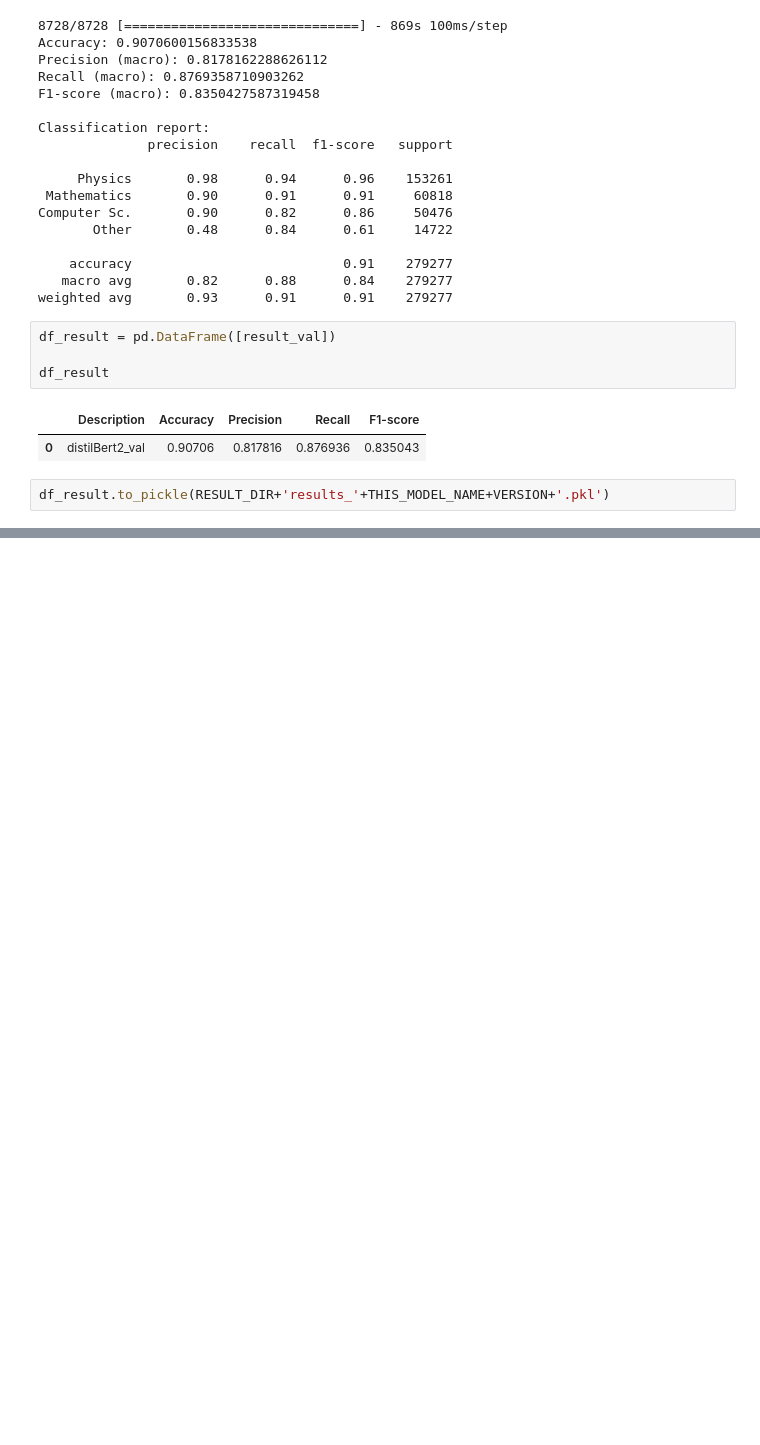
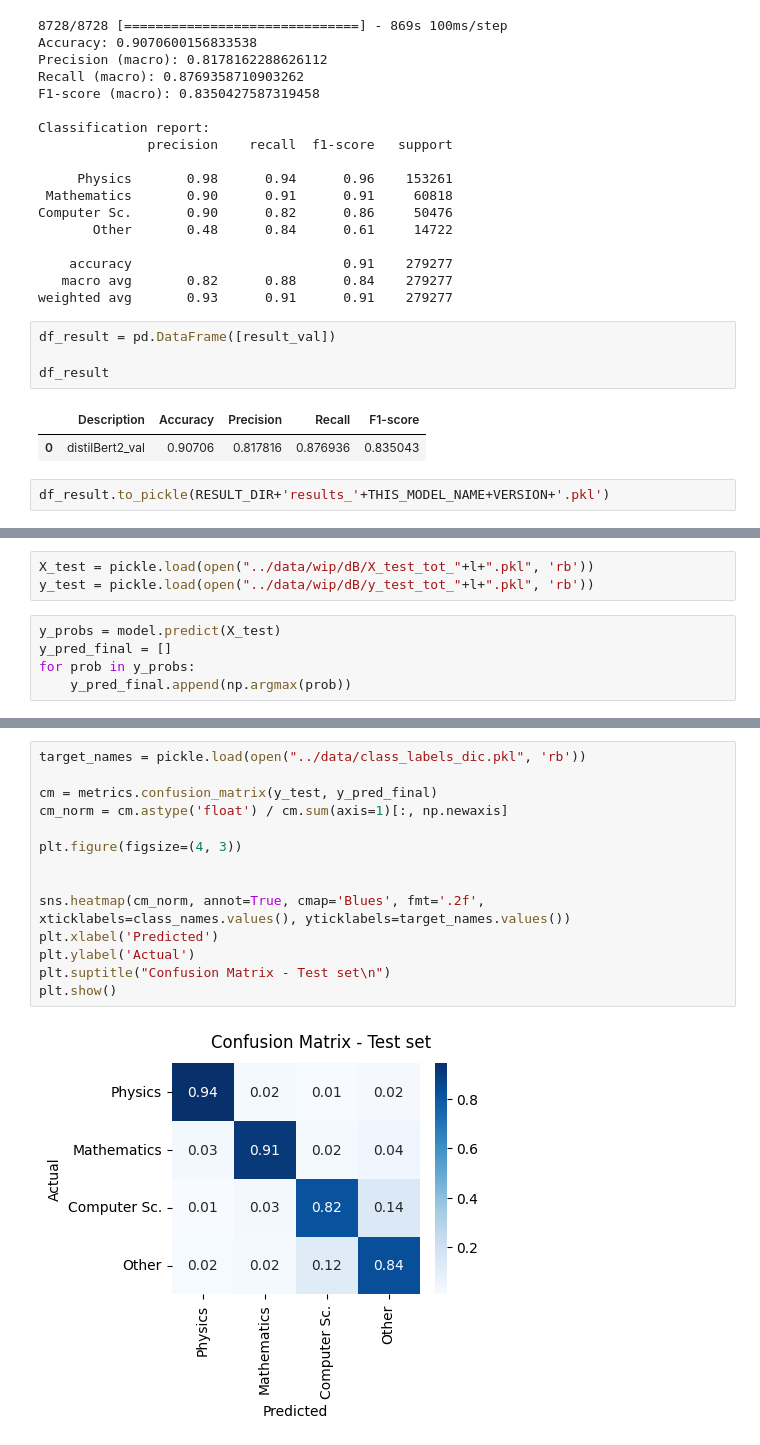
Before and after one commit to pietro-verde/arxiv_data_analysis, a Jupyter notebook: src/16 distilBert2 train.ipynb, the cells around one changed output, grey strips where cells are left out. Drawn from its saved outputs; the diff is of its cells as text; blank space fills up the shorter version.

```diff
--- a/src/16 distilBert2 train.ipynb
+++ b/src/16 distilBert2 train.ipynb
@@ -327,0 +332,8 @@ df_result.to_pickle(RESULT_DIR+'results_'+THIS_MODEL_NAME+VERSION+'.pkl')
+# %%
+X_test = pickle.load(open("../data/wip/dB/X_test_tot_"+l+".pkl", 'rb'))
+y_test = pickle.load(open("../data/wip/dB/y_test_tot_"+l+".pkl", 'rb'))
+# %%
+y_probs = model.predict(X_test)
+y_pred_final = []
+for prob in y_probs:
+    y_pred_final.append(np.argmax(prob))
@@ -327,0 +365,16 @@ df_result.to_pickle(RESULT_DIR+'results_'+THIS_MODEL_NAME+VERSION+'.pkl')
+# %%
+target_names = pickle.load(open("../data/class_labels_dic.pkl", 'rb'))
+
+cm = metrics.confusion_matrix(y_test, y_pred_final)
+cm_norm = cm.astype('float') / cm.sum(axis=1)[:, np.newaxis]
+
+plt.figure(figsize=(4, 3))
+
+
+sns.heatmap(cm_norm, annot=True, cmap='Blues', fmt='.2f', xticklabels=class_names.values(), yticklabels=target_names.values())
+plt.xlabel('Predicted')
+plt.ylabel('Actual')
+plt.suptitle("Confusion Matrix - Test set\n")
+plt.show()
+# %% [output]
+[figure, added]
```
Also changed, not shown: parts of 5 cells of this notebook, 3 other files.
